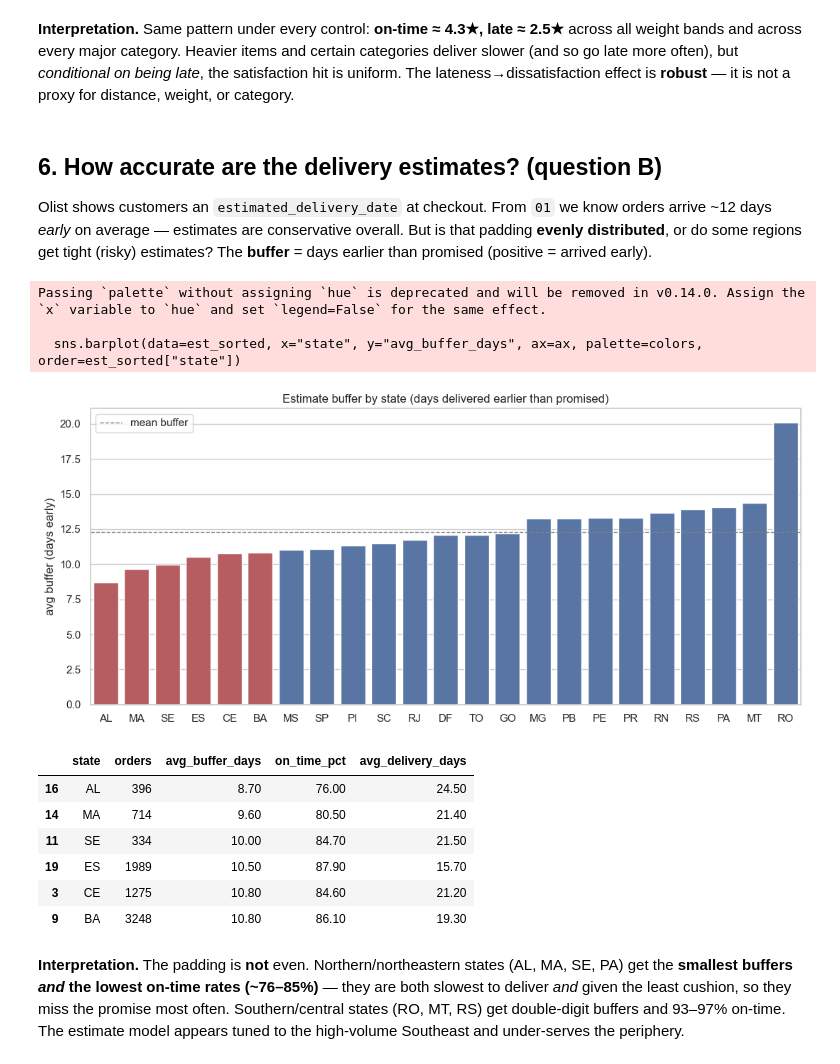
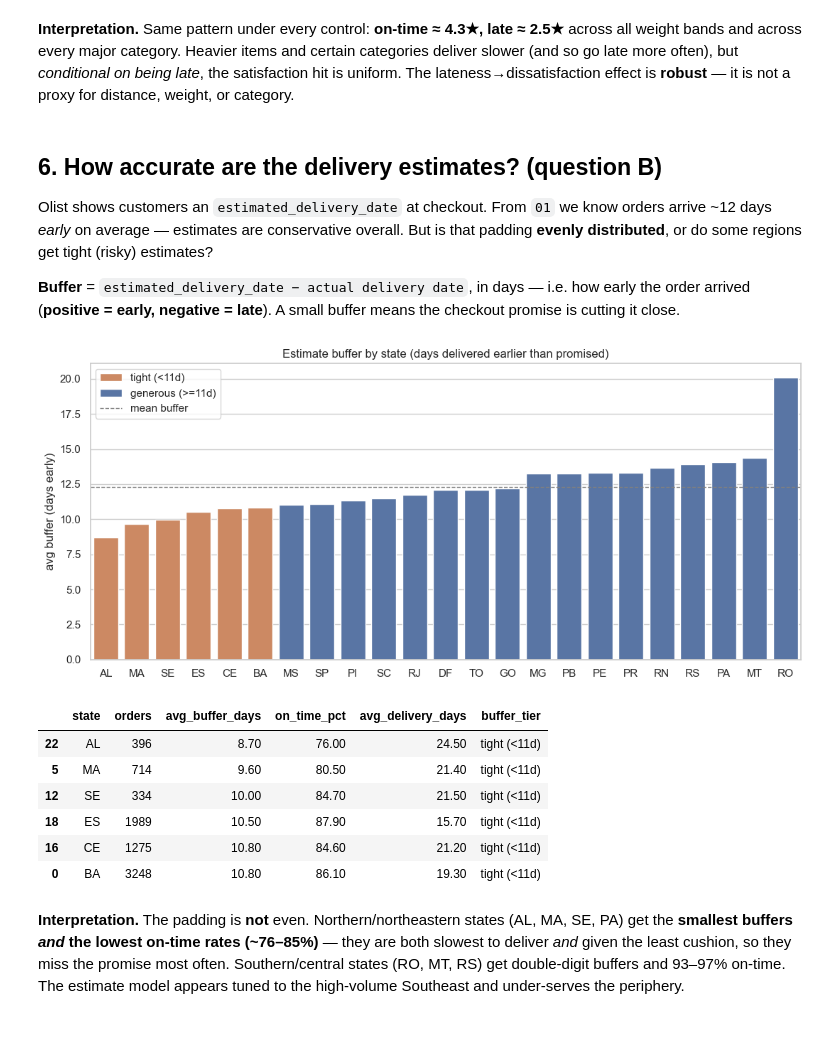
Before and after one commit to Darth0525/retail-platform-analytics, a Jupyter notebook: analysis/02_delivery_and_satisfaction.ipynb, the cells around one changed output. Cells and saved outputs as stored; diff of their text form; code cells hidden in the pictures; blank space fills up the shorter version.

```diff
--- a/analysis/02_delivery_and_satisfaction.ipynb
+++ b/analysis/02_delivery_and_satisfaction.ipynb
@@ -98,25 +98,27 @@ great-circle distance between each order's seller(s) and its delivery address. W
 order-level dataframe** with everything we need (distance, weight, category, delivery metrics) and do
 all the analysis from it in pandas — one heavy query instead of many.
 # %%
+# One heavy query builds an order-level dataframe with distance, weight, category and delivery metrics —
+# everything the rest of the notebook needs, so we hit Snowflake once and slice it in pandas.
 orders = q('''
-    with zip as (
+    with zip as (  -- average lat/long per zip prefix (stg_geolocation has many points per zip)
         select zip_code_prefix, avg(latitude) as lat, avg(longitude) as lng
         from dev_staging.stg_geolocation group by 1
     ),
     order_seller as (select distinct order_id, seller_id from dev_marts.fct_order_items),
-    seller_pt as (
+    seller_pt as (  -- each order's seller location(s)
         select os.order_id, z.lat as slat, z.lng as slng
         from order_seller os
         join dev_marts.dim_sellers s on os.seller_id = s.seller_id
         join zip z on s.zip_code_prefix = z.zip_code_prefix
     ),
-    order_weight as (
+    order_weight as (  -- avg item weight + a representative category per order
         select oi.order_id, avg(p.weight_g) as weight_g, max(oi.category_name) as category_name
         from dev_marts.fct_order_items oi
         join dev_marts.dim_products p on oi.product_id = p.product_id
         group by 1
     ),
-    base as (
+    base as (  -- order facts + the customer (delivery) location; est_buffer_days = days early vs estimate
         select o.order_id, o.delivery_state, o.status, o.delivery_time_days,
                o.is_delivered_on_time, o.review_score,
                datediff('day', o.delivered_to_customer_at, o.estimated_delivery_date) as est_buffer_days,
@@ -124,6 +126,7 @@ orders = q('''
         from dev_marts.fct_orders o
         join zip zc on o.delivery_zip_code_prefix = zc.zip_code_prefix
     )
+    -- haversine (great-circle) km between seller and customer; averaged over sellers for multi-seller orders
     select b.order_id, b.delivery_state, b.status, b.delivery_time_days,
            b.is_delivered_on_time, b.review_score, b.est_buffer_days,
            w.weight_g, w.category_name,
@@ -137,7 +140,7 @@ orders = q('''
     group by 1, 2, 3, 4, 5, 6, 7, 8, 9
 ''')
 
-# Clean types and restrict to delivered orders with a review
+# Coerce numeric columns; keep delivered orders that have a computable distance.
 for c in ["delivery_time_days", "review_score", "est_buffer_days", "weight_g", "dist_km"]:
     orders[c] = pd.to_numeric(orders[c], errors="coerce")
 orders["on_time"] = orders["is_delivered_on_time"].astype("boolean")
@@ -278,40 +323,43 @@ lateness→dissatisfaction effect is **robust** — it is not a proxy for distan
 
 Olist shows customers an `estimated_delivery_date` at checkout. From `01` we know orders arrive ~12
 days *early* on average — estimates are conservative overall. But is that padding **evenly
-distributed**, or do some regions get tight (risky) estimates? The **buffer** = days earlier than
-promised (positive = arrived early).
+distributed**, or do some regions get tight (risky) estimates?
+
+**Buffer** = `estimated_delivery_date − actual delivery date`, in days — i.e. how early the order arrived
+(**positive = early, negative = late**). A small buffer means the checkout promise is cutting it close.
 # %%
+# Per state (>=200 delivered orders for stability): average buffer, on-time rate, and delivery time.
 est = q('''
     select delivery_state as state, count(*) as orders,
            avg(datediff('day', delivered_to_customer_at, estimated_delivery_date)) as avg_buffer_days,
            avg(iff(is_delivered_on_time, 1, 0)) * 100 as on_time_pct,
            avg(delivery_time_days) as avg_delivery_days
     from dev_marts.fct_orders
     where status = 'delivered' and delivered_to_customer_at is not null and delivery_state is not null
     group by 1 having count(*) >= 200
 ''')
 est_sorted = est.sort_values("avg_buffer_days")
+# Flag states whose average cushion is tight (<11 days) vs generous. A semantic hue gives the colours
+# meaning (with a legend) and is seaborn->=0.14 safe.
+est_sorted["buffer_tier"] = np.where(est_sorted["avg_buffer_days"] < 11, "tight (<11d)", "generous (>=11d)")
 
 fig, ax = plt.subplots(figsize=(11, 5))
-colors = ["#C44E52" if b < 11 else "#4C72B0" for b in est_sorted["avg_buffer_days"]]
-sns.barplot(data=est_sorted, x="state", y="avg_buffer_days", ax=ax, palette=colors, order=est_sorted["state"])
+sns.barplot(data=est_sorted, x="state", y="avg_buffer_days", ax=ax, order=est_sorted["state"],
+            hue="buffer_tier", palette={"tight (<11d)": "#DD8452", "generous (>=11d)": "#4C72B0"}, dodge=False)
 ax.axhline(est_sorted["avg_buffer_days"].mean(), color="grey", ls="--", lw=1, label="mean buffer")
 ax.set_title("Estimate buffer by state (days delivered earlier than promised)")
 ax.set_xlabel(""); ax.set_ylabel("avg buffer (days early)"); ax.legend()
 plt.tight_layout(); plt.show()
 est_sorted.head(6).round(1)
 # %% [output]
-Passing `palette` without assigning `hue` is deprecated and will be removed in v0.14.0. Assign the `x` variable to `hue` and set `legend=False` for the same effect.
-
-  sns.barplot(data=est_sorted, x="state", y="avg_buffer_days", ax=ax, palette=colors, order=est_sorted["state"])
-[figure, old version]
+[figure, new version]
-|  | state | orders | avg_buffer_days | on_time_pct | avg_delivery_days |
-| 16 | AL | 396 | 8.70 | 76.00 | 24.50 |
-| 14 | MA | 714 | 9.60 | 80.50 | 21.40 |
-| 11 | SE | 334 | 10.00 | 84.70 | 21.50 |
-| 19 | ES | 1989 | 10.50 | 87.90 | 15.70 |
-| 3 | CE | 1275 | 10.80 | 84.60 | 21.20 |
-| 9 | BA | 3248 | 10.80 | 86.10 | 19.30 |
+|  | state | orders | avg_buffer_days | on_time_pct | avg_delivery_days | buffer_tier |
+| 22 | AL | 396 | 8.70 | 76.00 | 24.50 | tight (<11d) |
+| 5 | MA | 714 | 9.60 | 80.50 | 21.40 | tight (<11d) |
+| 12 | SE | 334 | 10.00 | 84.70 | 21.50 | tight (<11d) |
+| 18 | ES | 1989 | 10.50 | 87.90 | 15.70 | tight (<11d) |
+| 16 | CE | 1275 | 10.80 | 84.60 | 21.20 | tight (<11d) |
+| 0 | BA | 3248 | 10.80 | 86.10 | 19.30 | tight (<11d) |
 # %% [markdown]
 **Interpretation.** The padding is **not** even. Northern/northeastern states (AL, MA, SE, PA)
 get the **smallest buffers *and* the lowest on-time rates (~76–85%)** — they are both slowest to
```
Also changed, not shown: parts of 14 cells of this notebook, 3 other files.
